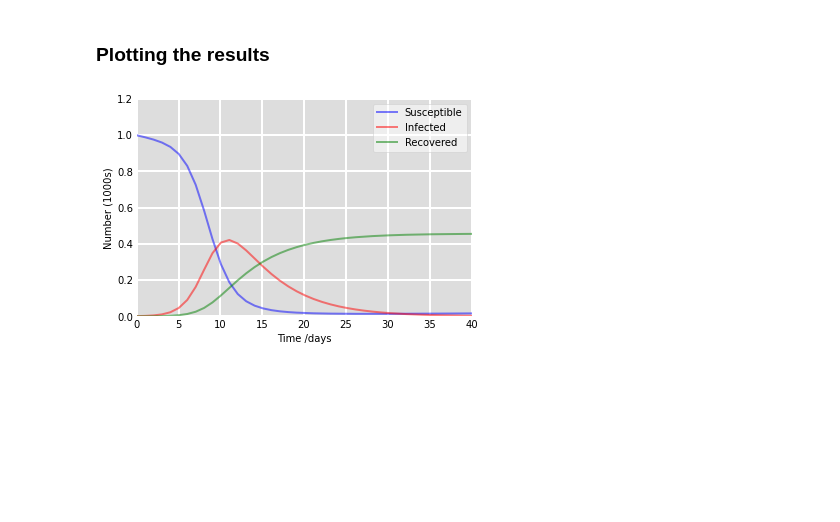
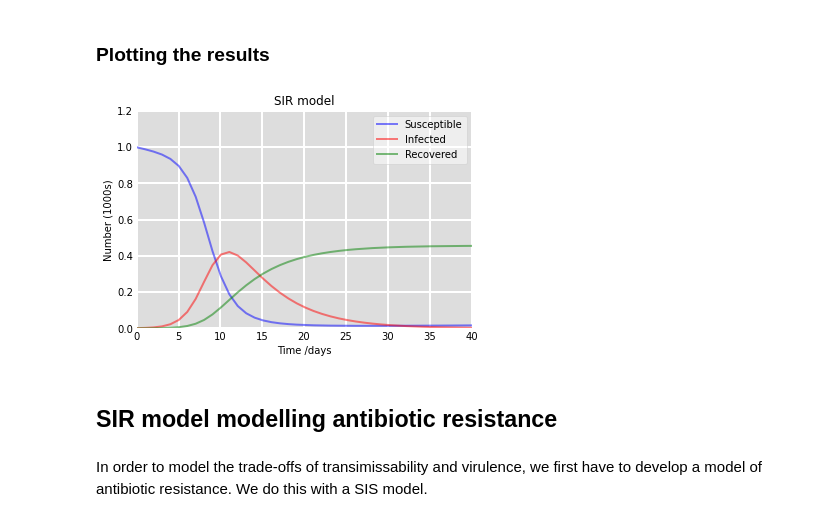
Before and after one commit to mjemons/IDD_TB, a Jupyter notebook: scripts/simulation.ipynb, the cells around one changed output. Drawn from its saved outputs; the diff is of its cells as text; code cells hidden in the pictures; blank space fills up the shorter version.

```diff
--- a/scripts/simulation.ipynb
+++ b/scripts/simulation.ipynb
@@ -105,21 +126,26 @@ S2, I2, R2 = sol.T
 # %%
 #plot
 fig = plt.figure(facecolor='w')
 ax = fig.add_subplot(111, facecolor='#dddddd', axisbelow=True)
 ax.plot(t, S2/1000, 'b', alpha=0.5, lw=2, label='Susceptible')
 ax.plot(t, I2/1000, 'r', alpha=0.5, lw=2, label='Infected')
 ax.plot(t, R2/1000, 'g', alpha=0.5, lw=2, label='Recovered')
 ax.set_xlabel('Time /days')
 ax.set_ylabel('Number (1000s)')
 ax.set_ylim(0,1.2)
 ax.set_xlim(0, 40)
 ax.yaxis.set_tick_params(length=0)
 ax.xaxis.set_tick_params(length=0)
 ax.grid(b=True, which='major', c='w', lw=2, ls='-')
 legend = ax.legend()
 legend.get_frame().set_alpha(0.5)
 for spine in ('top', 'right', 'bottom', 'left'):
     ax.spines[spine].set_visible(False)
+plt.title('SIR model')
 plt.show()
 # %% [output]
-[figure, old version]
+[figure, new version]
+# %% [markdown]
+## SIR model modelling antibiotic resistance
+# %% [markdown]
+In order to model the trade-offs of transimissability and virulence, we first have to develop a model of antibiotic resistance. We do this with a SIS model.
```
Also changed, not shown: parts of 3 cells of this notebook.
